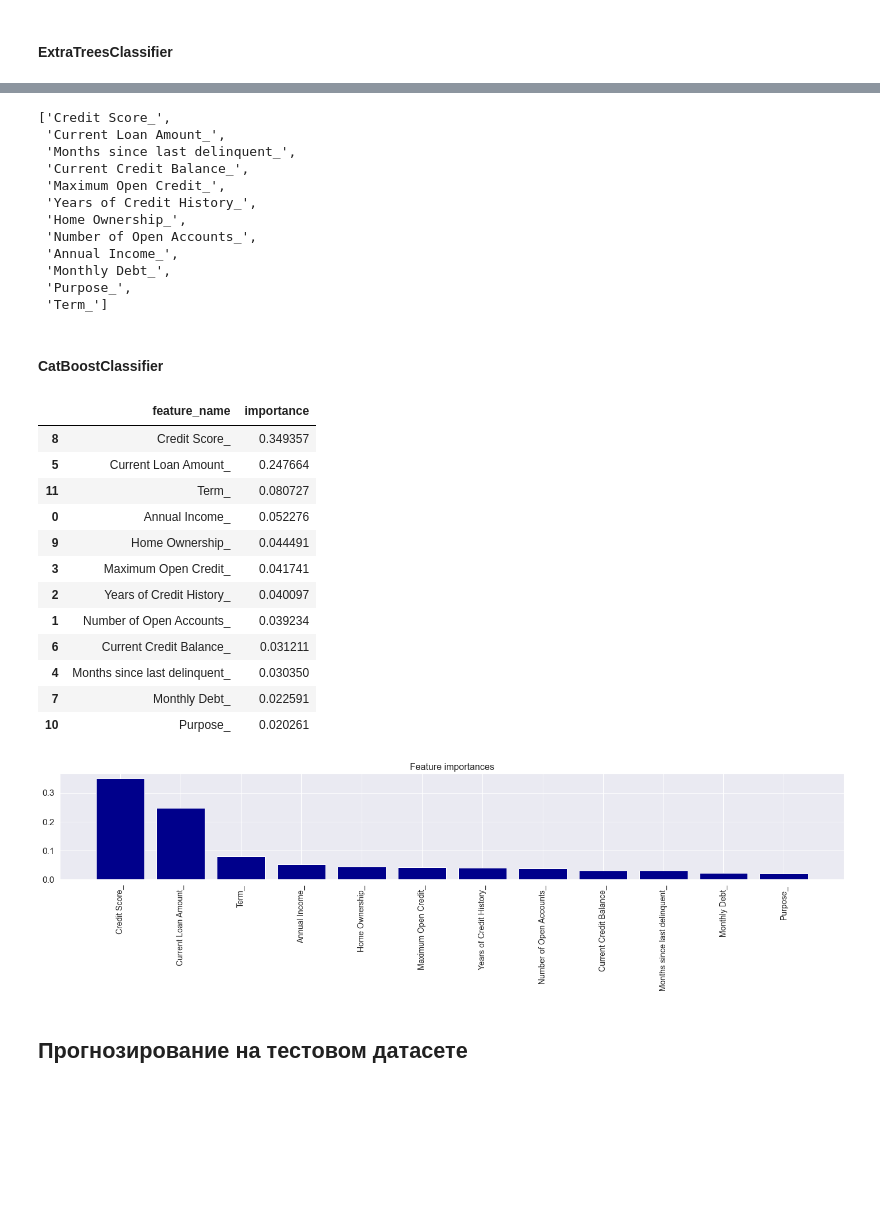
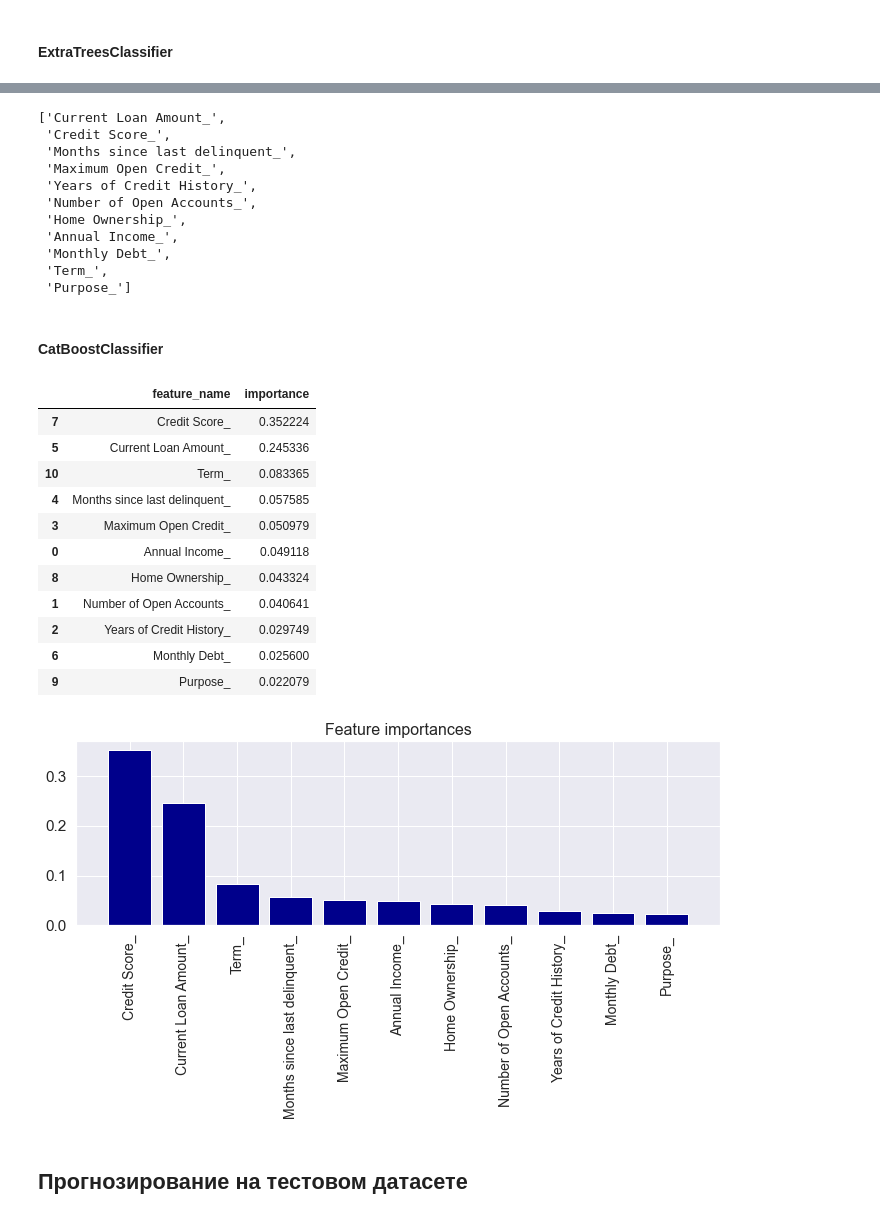
Before and after one commit to Yanina-Kutovaya/portfolio, a Jupyter notebook: Credit_default_forecast.ipynb, the cells around one changed output, grey strips where cells are left out. Drawn from its saved outputs; the diff is of its cells as text; code cells hidden in the pictures; blank space fills up the shorter version.

```diff
--- a/Credit_default_forecast.ipynb
+++ b/Credit_default_forecast.ipynb
@@ -293,3 +324,5 @@ min: 500232.0, max: 6506797.0
+# %%
+NUMERIC_FEATURE_NAMES.remove(var_name)
 # %% [markdown]
 #### 8. Maximum Open Credit
 # %%
@@ -346,3 +380,6 @@ min: 36.0, max: 92.0
 [figure]
 # %% [markdown]
 * После 36 месяцев уровень дефолтов немного снижается.
+# %%
+a = [0, 13, 25, 31, 36, 100]
+chi2_test(var_name, a)
@@ -1025,8 +1048,7 @@ Resample dataset shape Counter({0: 4310, 1: 4310})
 # %%
 SELECTED_FEATURE_NAMES = ['Annual Income_', 'Number of Open Accounts_','Years of Credit History_',
                           'Maximum Open Credit_', 'Months since last delinquent_',
-                          'Current Loan Amount_', 'Current Credit Balance_',
-                          'Monthly Debt_', 'Credit Score_',
+                          'Current Loan Amount_', 'Monthly Debt_', 'Credit Score_',
 
                           'Home Ownership_', 'Purpose_', 'Term_']
 # %% [markdown]
@@ -1281,18 +1302,17 @@ Feature ranking:
 # %%
 list(X_train_ros[SELECTED_FEATURE_NAMES].columns[f_list])
 # %% [output]
-['Credit Score_',
- 'Current Loan Amount_',
+['Current Loan Amount_',
+ 'Credit Score_',
  'Months since last delinquent_',
- 'Current Credit Balance_',
  'Maximum Open Credit_',
  'Years of Credit History_',
+ 'Number of Open Accounts_',
  'Home Ownership_',
- 'Number of Open Accounts_',
  'Annual Income_',
  'Monthly Debt_',
- 'Purpose_',
- 'Term_']
+ 'Term_',
+ 'Purpose_']
 # %% [markdown]
 #### CatBoostClassifier
 # %%
@@ -1304,36 +1324,35 @@ feature_importances.sort_values(by='importance', ascending=False, inplace=True)
 feature_importances
 # %% [output]
 |  | feature_name | importance |
-| 8 | Credit Score_ | 0.349357 |
-| 5 | Current Loan Amount_ | 0.247664 |
-| 11 | Term_ | 0.080727 |
-| 0 | Annual Income_ | 0.052276 |
-| 9 | Home Ownership_ | 0.044491 |
-| 3 | Maximum Open Credit_ | 0.041741 |
-| 2 | Years of Credit History_ | 0.040097 |
-| 1 | Number of Open Accounts_ | 0.039234 |
-| 6 | Current Credit Balance_ | 0.031211 |
-| 4 | Months since last delinquent_ | 0.030350 |
-| 7 | Monthly Debt_ | 0.022591 |
-| 10 | Purpose_ | 0.020261 |
+| 7 | Credit Score_ | 0.352224 |
+| 5 | Current Loan Amount_ | 0.245336 |
+| 10 | Term_ | 0.083365 |
+| 4 | Months since last delinquent_ | 0.057585 |
+| 3 | Maximum Open Credit_ | 0.050979 |
+| 0 | Annual Income_ | 0.049118 |
+| 8 | Home Ownership_ | 0.043324 |
+| 1 | Number of Open Accounts_ | 0.040641 |
+| 2 | Years of Credit History_ | 0.029749 |
+| 6 | Monthly Debt_ | 0.025600 |
+| 9 | Purpose_ | 0.022079 |
 # %%
 def plot_feature_importances(importances, X):
 
     indices = np.argsort(importances)[::-1]
 
-    plt.figure(figsize = (20, 6))
+    plt.figure(figsize = (10, 6))
     plt.title("Feature importances", fontsize=16)
     plt.bar(range(X.shape[1]), importances[indices] / importances.sum(),
            color="darkblue", align="center")
     plt.xticks(range(X.shape[1]), X.columns[indices], rotation = 90, fontsize=14)
     plt.xlim([-1, X.shape[1]])
 
     plt.tight_layout()
     plt.show()
 
 plot_feature_importances(importances = model_cb.feature_importances_, X=X_train_ros[SELECTED_FEATURE_NAMES])
 # %% [output]
-[figure, old version]
+[figure, new version]
 # %% [markdown]
 ## Прогнозирование на тестовом датасете
 # %% [markdown]
```
Also changed, not shown: parts of 22 cells of this notebook.
